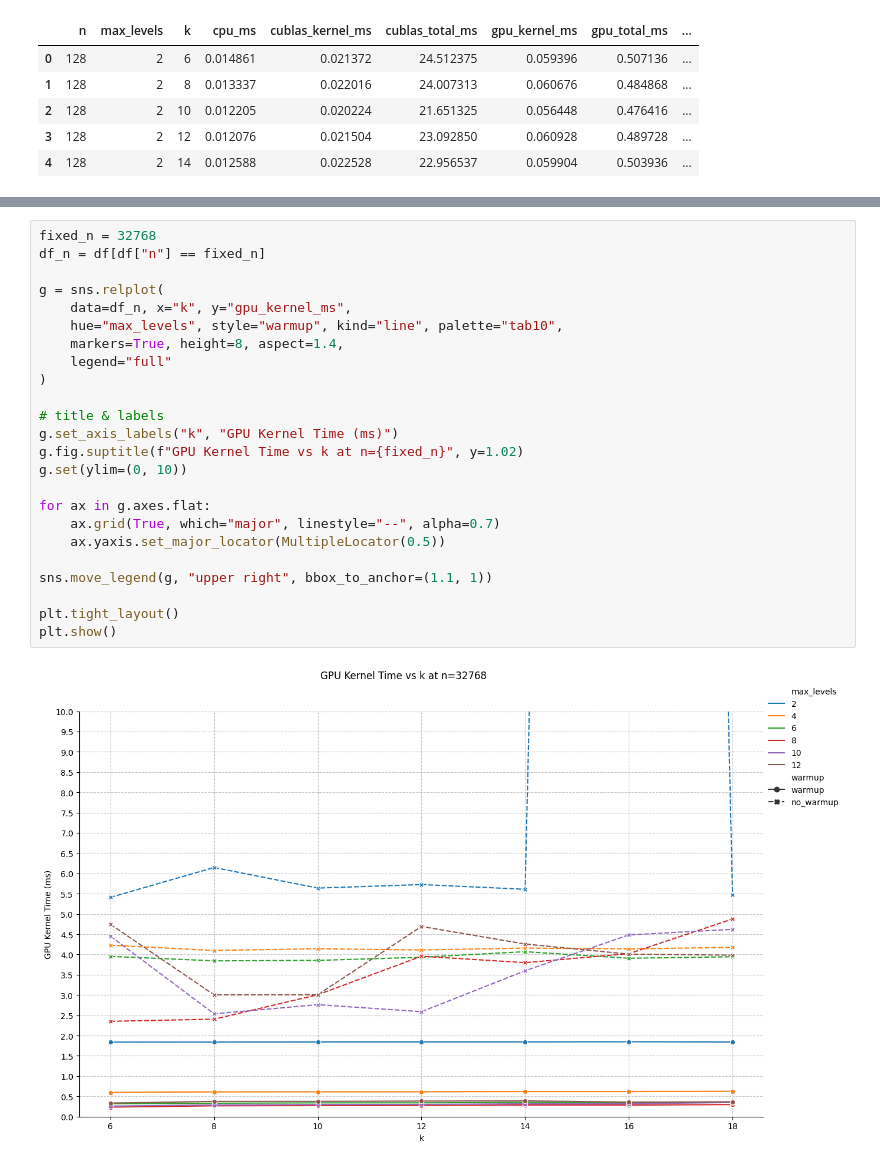
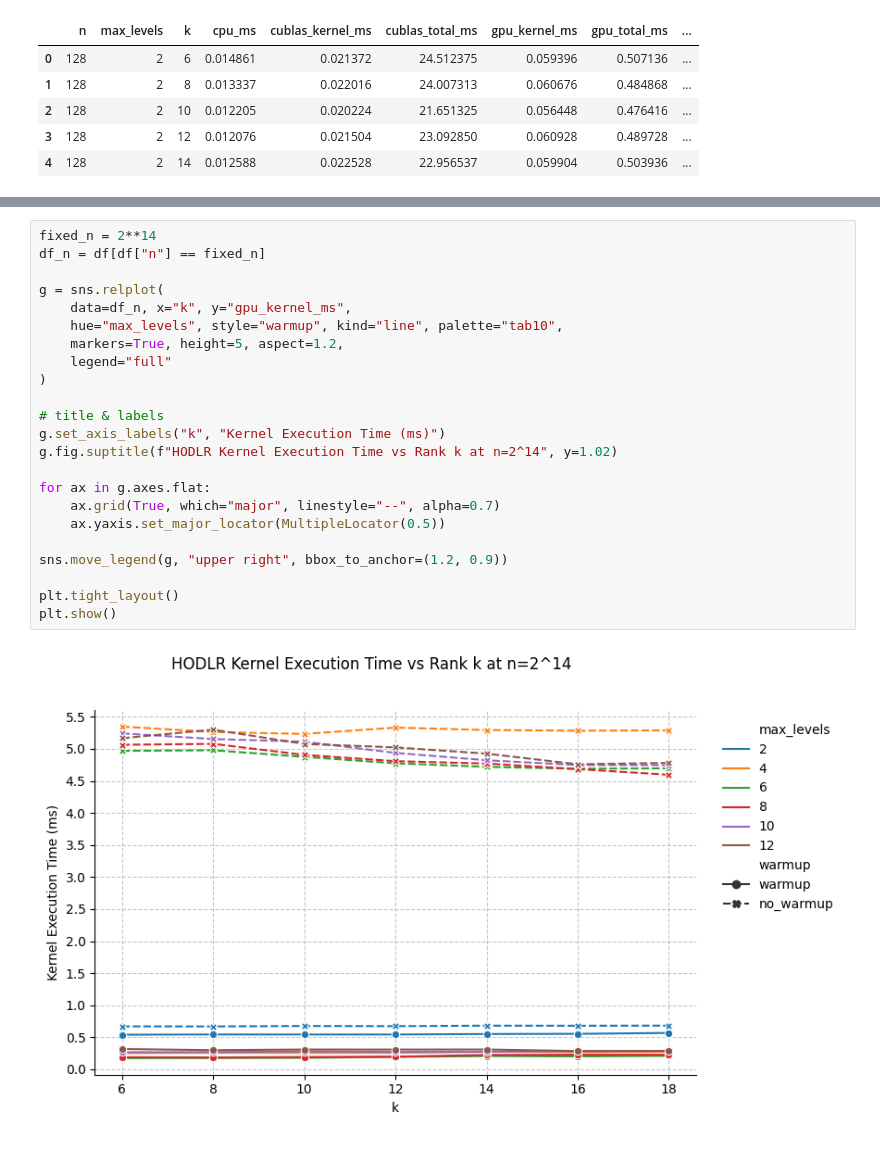
Before and after one commit to jonathanwangyc/cs598hpc-final-project, a Jupyter notebook: postprocess.ipynb, the cells around one changed output, grey strips where cells are left out. Drawn from its saved outputs; the diff is of its cells as text.

Commit message:
generate plots

```diff
--- a/postprocess.ipynb
+++ b/postprocess.ipynb
@@ -95,29 +95,28 @@ plt.show()
 # %%
-fixed_n = 32768
+fixed_n = 2**14
 df_n = df[df["n"] == fixed_n]
 
 g = sns.relplot(
     data=df_n, x="k", y="gpu_kernel_ms",
     hue="max_levels", style="warmup", kind="line", palette="tab10",
-    markers=True, height=8, aspect=1.4,
+    markers=True, height=5, aspect=1.2,
     legend="full"
 )
 
 # title & labels
-g.set_axis_labels("k", "GPU Kernel Time (ms)")
-g.fig.suptitle(f"GPU Kernel Time vs k at n={fixed_n}", y=1.02)
-g.set(ylim=(0, 10))
+g.set_axis_labels("k", "Kernel Execution Time (ms)")
+g.fig.suptitle(f"HODLR Kernel Execution Time vs Rank k at n=2^14", y=1.02)
 
 for ax in g.axes.flat:
     ax.grid(True, which="major", linestyle="--", alpha=0.7)
     ax.yaxis.set_major_locator(MultipleLocator(0.5))
 
-sns.move_legend(g, "upper right", bbox_to_anchor=(1.1, 1))
+sns.move_legend(g, "upper right", bbox_to_anchor=(1.2, 0.9))
 
 plt.tight_layout()
 plt.show()
 # %% [output]
-[figure, old version]
+[figure, new version]
 # %%
 fixed_k = 12
 df_k = df[df["k"] == fixed_k]
```
Also changed, not shown: parts of 9 cells of this notebook, 9 other files.
